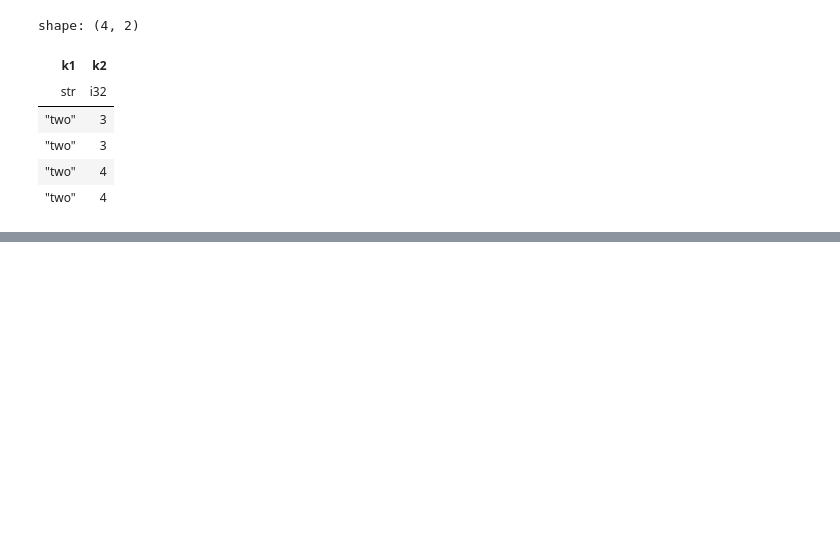
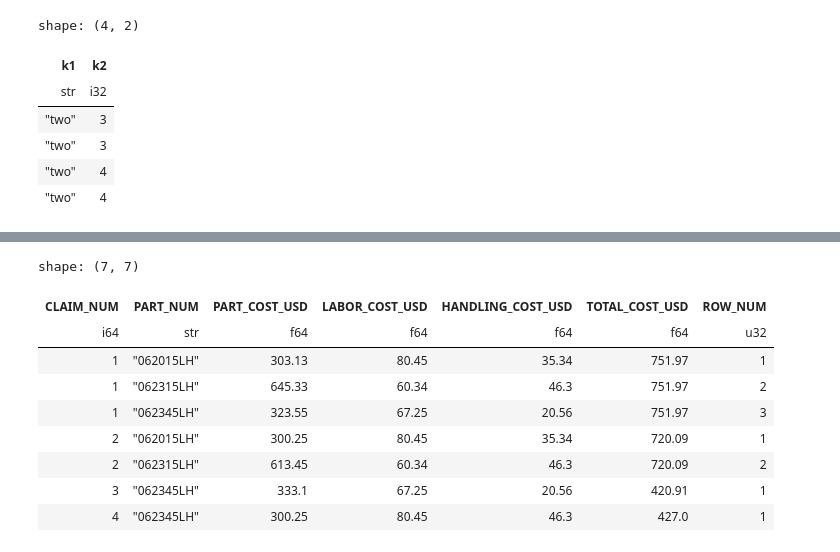
Before and after one commit to pybokeh/jupyter-sql, a Jupyter notebook: polars/Polars_Cheat_Sheet.ipynb, the cells around one changed output, grey strips where cells are left out. Saved outputs shown, nothing was run; the diff lists cells and outputs as text; code cells hidden in the pictures; blank space fills up the shorter version.

```diff
--- a/polars/Polars_Cheat_Sheet.ipynb
+++ b/polars/Polars_Cheat_Sheet.ipynb
@@ -226,0 +430,3 @@ shape: (4, 2)
+# %%
+df = pl.read_csv("row_num.csv").drop("ROW_NUM")
+df
@@ -226,0 +444,16 @@ shape: (4, 2)
+# %%
+df = df.with_columns(
+    pl.col("CLAIM_NUM").cum_count().over("CLAIM_NUM").alias("ROW_NUM")
+)
+df
+# %% [output]
+shape: (7, 7)
+| CLAIM_NUM | PART_NUM | PART_COST_USD | LABOR_COST_USD | HANDLING_COST_USD | TOTAL_COST_USD | ROW_NUM |
+| i64 | str | f64 | f64 | f64 | f64 | u32 |
+| 1 | "062015LH" | 303.13 | 80.45 | 35.34 | 751.97 | 1 |
+| 1 | "062315LH" | 645.33 | 60.34 | 46.3 | 751.97 | 2 |
+| 1 | "062345LH" | 323.55 | 67.25 | 20.56 | 751.97 | 3 |
+| 2 | "062015LH" | 300.25 | 80.45 | 35.34 | 720.09 | 1 |
+| 2 | "062315LH" | 613.45 | 60.34 | 46.3 | 720.09 | 2 |
+| 3 | "062345LH" | 333.1 | 67.25 | 20.56 | 420.91 | 1 |
+| 4 | "062345LH" | 300.25 | 80.45 | 46.3 | 427.0 | 1 |
```
Also changed, not shown: parts of 44 cells of this notebook.
